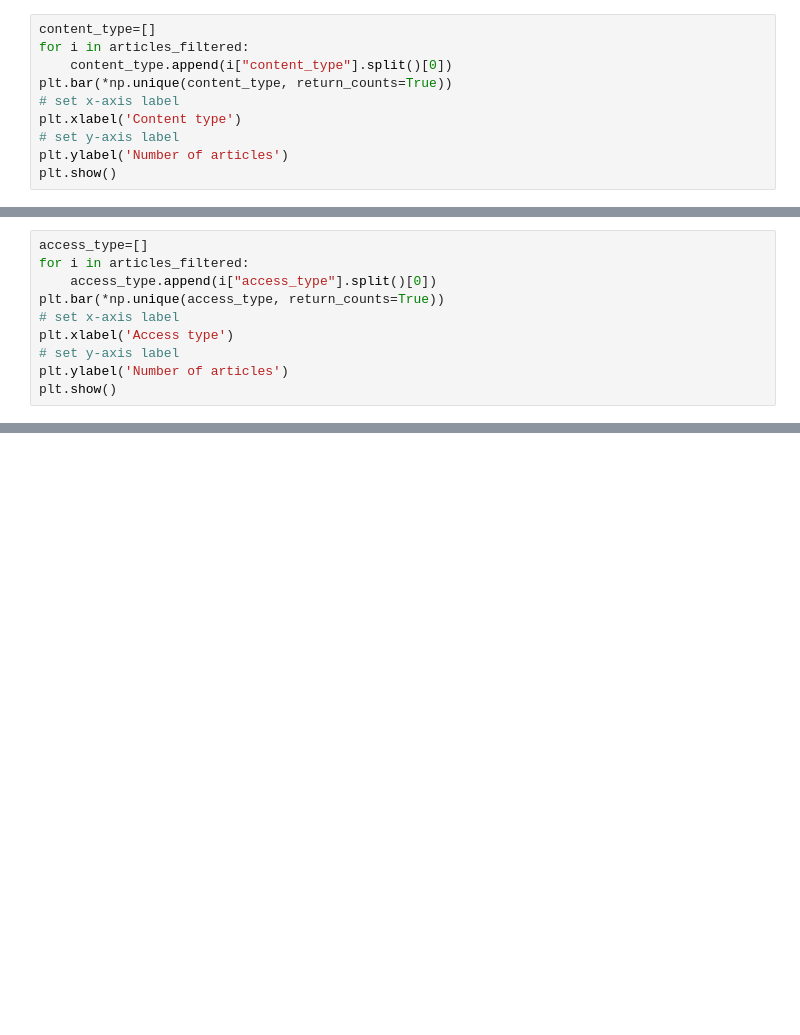
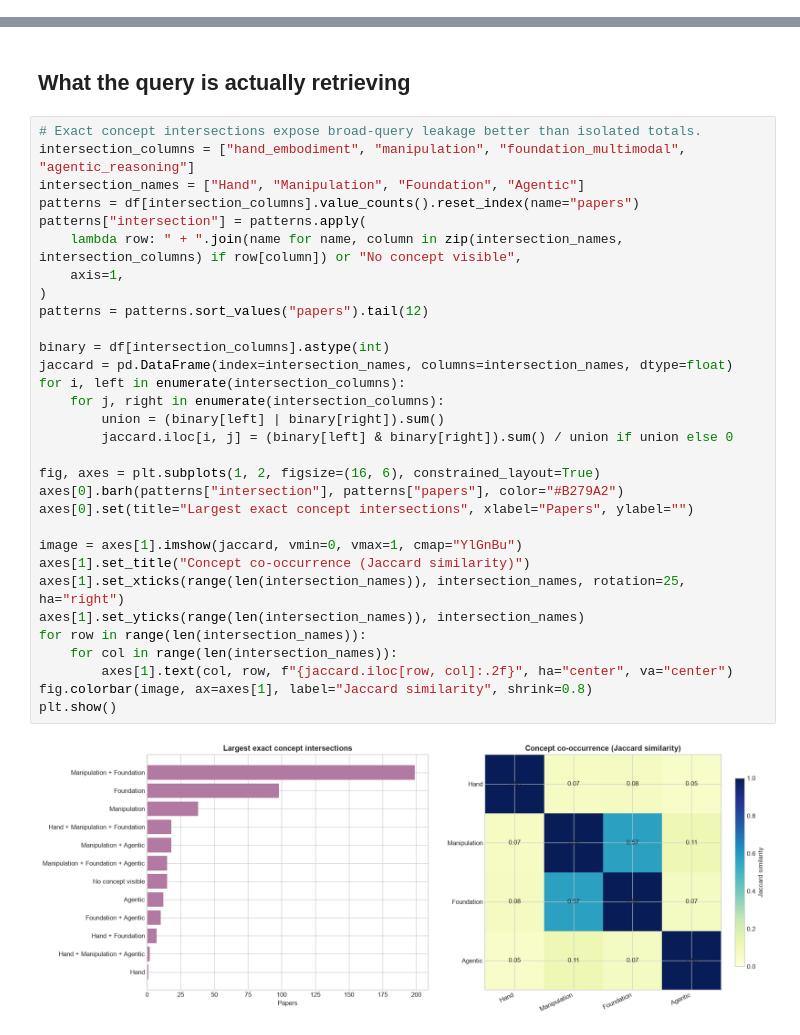
Before and after one commit to ARPM01/JIRS-HandsSurvey, a Jupyter notebook: crawlers/IEEE-Xplore-API_p3/read_data.ipynb, the cells around one changed output, grey strips where cells are left out. Cells and saved outputs as stored; diff of their text form; blank space fills up the shorter version.

```diff
--- a/crawlers/IEEE-Xplore-API_p3/read_data.ipynb
+++ b/crawlers/IEEE-Xplore-API_p3/read_data.ipynb
@@ -117,10 +0,0 @@ plt.show()
-# %%
-content_type=[]
-for i in articles_filtered:
-    content_type.append(i["content_type"].split()[0])
-plt.bar(*np.unique(content_type, return_counts=True))
-# set x-axis label
-plt.xlabel('Content type')
-# set y-axis label
-plt.ylabel('Number of articles')
-plt.show()
@@ -129,10 +0,0 @@ plt.show()
-# %%
-access_type=[]
-for i in articles_filtered:
-    access_type.append(i["access_type"].split()[0])
-plt.bar(*np.unique(access_type, return_counts=True))
-# set x-axis label
-plt.xlabel('Access type')
-# set y-axis label
-plt.ylabel('Number of articles')
-plt.show()
@@ -228,0 +196,35 @@ Uncited records retained: 209
+# %% [markdown]
+## What the query is actually retrieving
+# %%
+# Exact concept intersections expose broad-query leakage better than isolated totals.
+intersection_columns = ["hand_embodiment", "manipulation", "foundation_multimodal", "agentic_reasoning"]
+intersection_names = ["Hand", "Manipulation", "Foundation", "Agentic"]
+patterns = df[intersection_columns].value_counts().reset_index(name="papers")
+patterns["intersection"] = patterns.apply(
+    lambda row: " + ".join(name for name, column in zip(intersection_names, intersection_columns) if row[column]) or "No concept visible",
+    axis=1,
+)
+patterns = patterns.sort_values("papers").tail(12)
+
+binary = df[intersection_columns].astype(int)
+jaccard = pd.DataFrame(index=intersection_names, columns=intersection_names, dtype=float)
+for i, left in enumerate(intersection_columns):
+    for j, right in enumerate(intersection_columns):
+        union = (binary[left] | binary[right]).sum()
+        jaccard.iloc[i, j] = (binary[left] & binary[right]).sum() / union if union else 0
+
+fig, axes = plt.subplots(1, 2, figsize=(16, 6), constrained_layout=True)
+axes[0].barh(patterns["intersection"], patterns["papers"], color="#B279A2")
+axes[0].set(title="Largest exact concept intersections", xlabel="Papers", ylabel="")
+
+image = axes[1].imshow(jaccard, vmin=0, vmax=1, cmap="YlGnBu")
+axes[1].set_title("Concept co-occurrence (Jaccard similarity)")
+axes[1].set_xticks(range(len(intersection_names)), intersection_names, rotation=25, ha="right")
+axes[1].set_yticks(range(len(intersection_names)), intersection_names)
+for row in range(len(intersection_names)):
+    for col in range(len(intersection_names)):
+        axes[1].text(col, row, f"{jaccard.iloc[row, col]:.2f}", ha="center", va="center")
+fig.colorbar(image, ax=axes[1], label="Jaccard similarity", shrink=0.8)
+plt.show()
+# %% [output]
+[figure, added]
```
Also changed, not shown: parts of 21 cells of this notebook.
